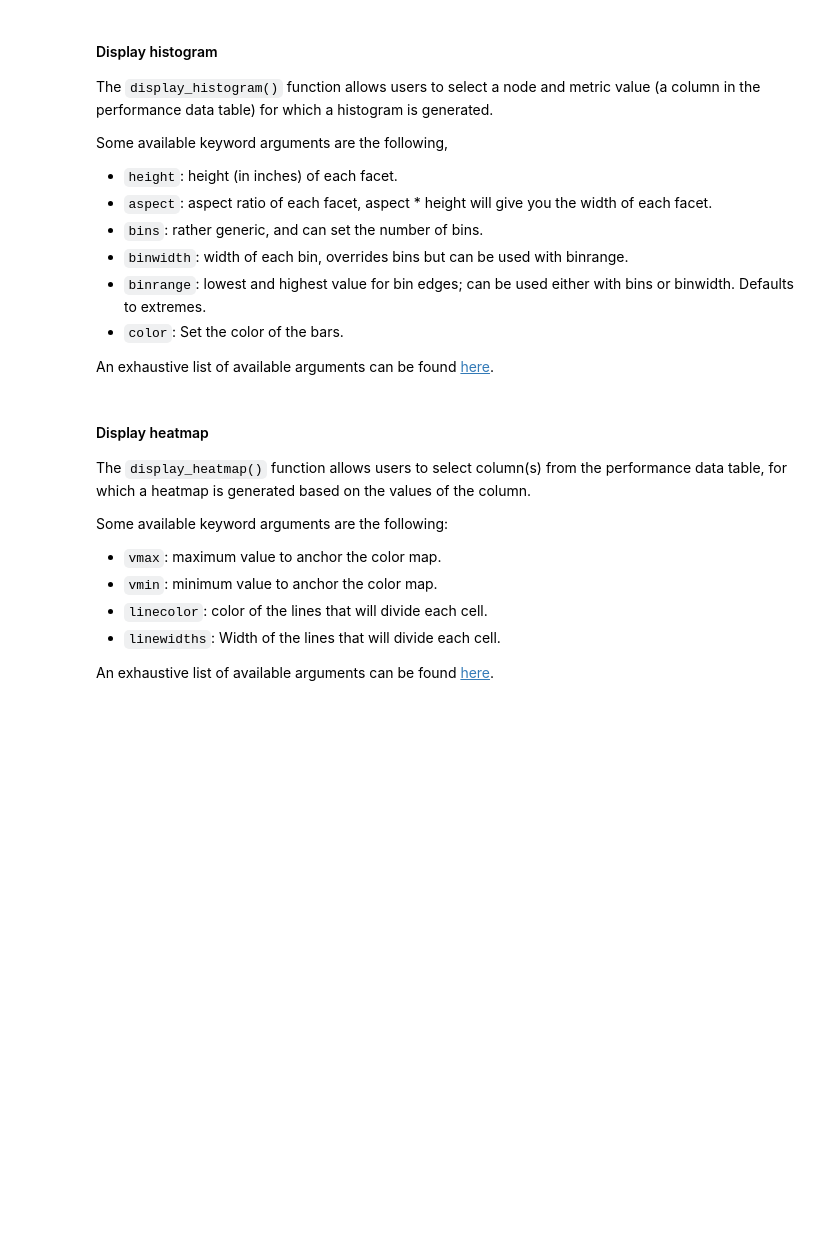
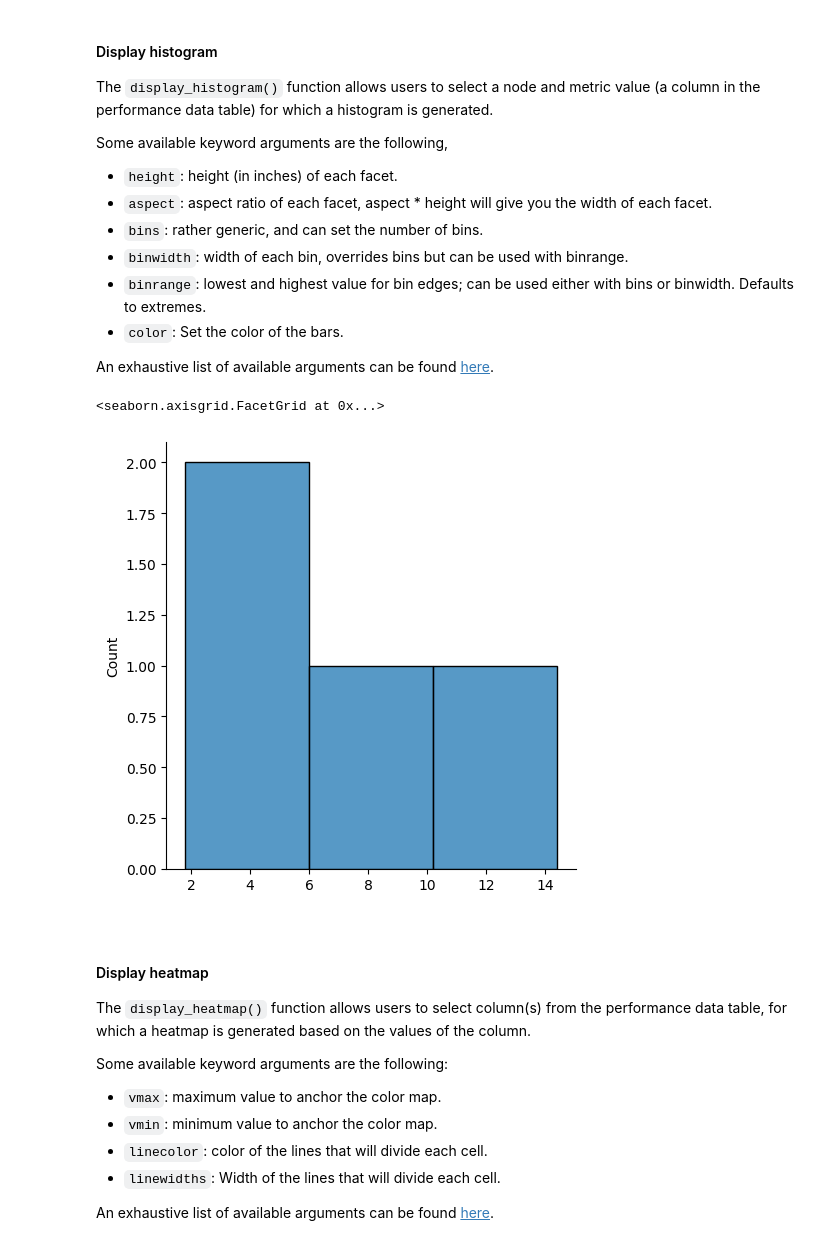
Before and after one commit to LLNL/thicket-tutorial, a Jupyter notebook: notebooks/01_thicket_tutorial.ipynb, the cells around one changed output. Drawn from its saved outputs; the diff is of its cells as text; code cells hidden in the pictures; blank space fills up the shorter version.

Commit message:
regenerate notebook with new rajaperf data

```diff
--- a/notebooks/01_thicket_tutorial.ipynb
+++ b/notebooks/01_thicket_tutorial.ipynb
@@ -30,12 +32,17 @@ display(HTML("<style>.container { width:80% !important; }</style>"))
 
 For this notebook, we select profiles generated on Lawrence Livermore National Lab (LLNL) machine, lassen. We create two thicket objects, one generated with the same problem size of 1048576 and the other generated with different problem sizes (1048576 and 4194304).
 # %%
-lassen1 = [f"../data/lassen/XL_BaseCuda_01048576_0{x}.cali" for x in range(1, 4)]
-lassen2 = [f"../data/lassen/XL_BaseCuda_04194304_01.cali"]
+problem_sizes = ["1048576",
+                 "2097152",
+                 "4194304",
+                 "8388608",
+                ]
+lassen1 = [f"../data/lassen/clang10.0.1_nvcc10.2.89_{x}/Base_CUDA-block_128.cali" for x in problem_sizes]
+lassen2 = [f"../data/lassen/clang10.0.1_nvcc10.2.89_1048576/Base_CUDA-block_256.cali"]
 
 # generate thicket(s)
 th_lassen = tt.Thicket.from_caliperreader(lassen1)
-th_obj = tt.Thicket.from_caliperreader(lassen1+lassen2)
+th_obj = tt.Thicket.from_caliperreader(lassen1 + lassen2)
 # %% [markdown]
 ## 3. More Information on a Function
 
@@ -224,7 +494,10 @@ An exhaustive list of available arguments can be found [here](https://seaborn.py
 # %%
 n = pd.unique(th_algorithm_ex1.dataframe.reset_index()["node"])[0]
 # %%
-tt.display_histogram(th_algorithm_ex1, node=n, column="Total time (exc)")
+tt.display_histogram(th_algorithm_ex1, node=n, column="Total time")
+# %% [output]
+<seaborn.axisgrid.FacetGrid at 0x...>
+[figure, added]
 # %% [markdown]
 #### Display heatmap
 
```
Also changed, not shown: parts of 25 cells of this notebook.
